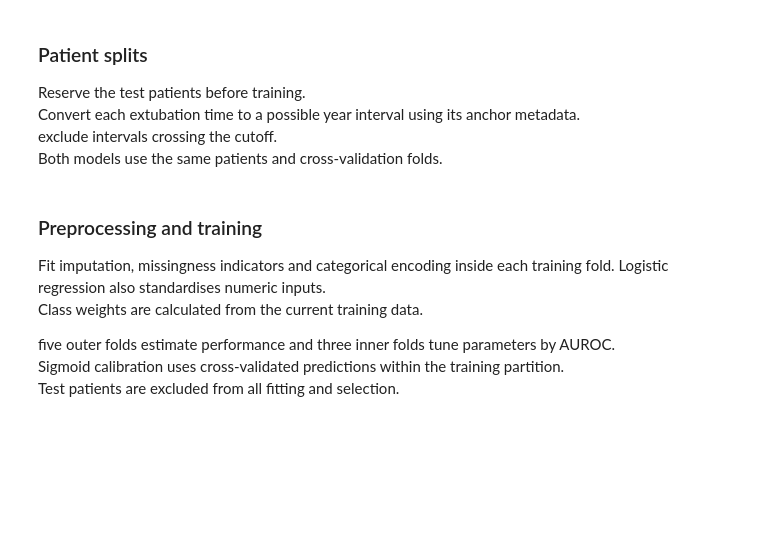
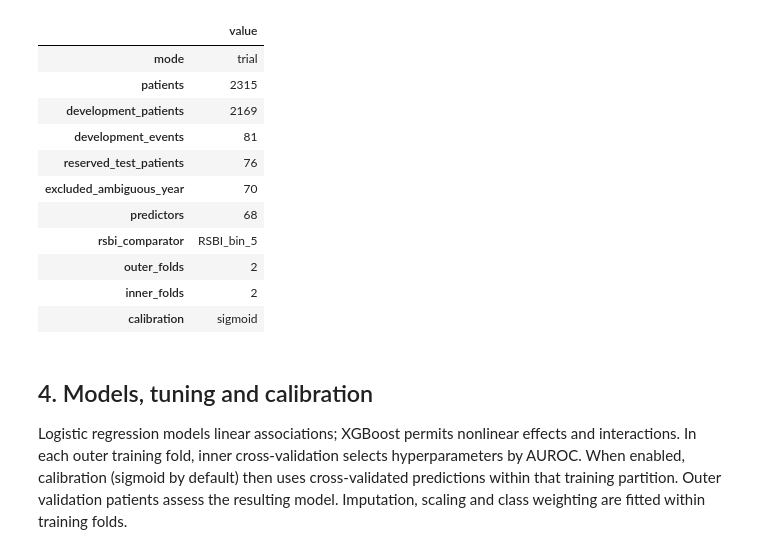
Before and after one commit to Xkpd/comp90089-ml-in-health-group-25, a Jupyter notebook: models/Model Training.ipynb, the cells around one changed output. Drawn from its saved outputs; the diff is of its cells as text; code cells hidden in the pictures; blank space fills up the shorter version.

```diff
--- a/models/Model Training.ipynb
+++ b/models/Model Training.ipynb
@@ -209,12 +301,6 @@ def load_cohort(cfg):
     if metadata_path and metadata_path.exists():
         hashes["metadata_csv_sha256"] = file_hash(metadata_path)
     return df, nums, cats, rsbi_col, audit, hashes
-# %% [markdown]
-### Patient splits
-Reserve the test patients before training.
-Convert each extubation time to a possible year interval using its anchor metadata.
-exclude intervals crossing the cutoff.
-Both models use the same patients and cross-validation folds.
 # %%
 def make_split(df, cfg):
     manifest = df[["subject_id"]].copy()
@@ -264,13 +366,62 @@ def checked_cv(y, folds, seed):
-# %% [markdown]
-### Preprocessing and training
-
-Fit imputation, missingness indicators and categorical encoding inside each training fold.
-Logistic regression also standardises numeric inputs.
-Class weights are calculated from the current training data.
-
-five outer folds estimate performance and three inner folds tune parameters by AUROC.
-Sigmoid calibration uses cross-validated predictions within the training partition.
-Test patients are excluded from all fitting and selection.
+# %%
+def prepare_synthetic_check(cfg):
+    """Create a fixed software-test fixture; never read the patient CSVs."""
+    if cfg["run_mode"] != "check" or not cfg["synthetic_data"]:
+        raise ValueError("Synthetic fixtures are only available in check mode.")
+    folder = Path(cfg["output_dir"]) / "synthetic_inputs"
+    folder.mkdir(parents=True, exist_ok=True)
+    n = 360
+    rng = np.random.default_rng(2026)
+    severity = rng.normal(size=n)
+    y = (rng.random(n) < 1 / (1 + np.exp(1.4 - .8 * severity))).astype(int)
+    death = (y & (rng.random(n) < .3)).astype(int)
+    df = pd.DataFrame({
+        "subject_id": np.arange(10000000, 10000000 + n).astype(str),
+        "combined_outcome": y, "death_within_48_hours": death,
+        "reintubation_within_48_hours": y, "followup_complete": 1,
+        "age": rng.integers(20, 90, n), "gender": rng.choice(["F", "M"], n),
+        "hospital_expire_flag": death,
+    })
+    for hour in range(6):
+        df[f"heart_rate_bin_{hour}"] = 80 + 8 * severity + rng.normal(0, 6, n)
+        df[f"resp_rate_bin_{hour}"] = 18 + 2 * severity + rng.normal(0, 2, n)
+        df.loc[rng.random(n) < .15, f"heart_rate_bin_{hour}"] = np.nan
+    df["lactate_bin_0"] = np.nan  # exercises an entirely missing predictor
+    df["RSBI_bin_5"] = np.clip(70 + 15 * severity + rng.normal(0, 10, n), 1, None)
+    df.loc[rng.random(n) < .3, "RSBI_bin_5"] = np.nan
+    groups = np.repeat("2011 - 2013", n).astype(object)
+    groups[-n // 4:] = "2017 - 2019"
+    groups[:12] = "2014 - 2016"
+    meta = pd.DataFrame({"subject_id": df.subject_id, "anchor_year": 2140,
+        "anchor_year_group": groups, "extubation_time": "2140-06-15 14:00:00"})
+    # These shifted intervals cross the cutoff and must be excluded.
+    meta.loc[:11, "extubation_time"] = "2141-06-15 14:00:00"
+    df.to_csv(folder / "cohort.csv", index=False)
+    meta.to_csv(folder / "metadata.csv", index=False)
+    return {**cfg, "data_csv": str(folder / "cohort.csv"),
+        "metadata_csv": str(folder / "metadata.csv")}
+# %%
+RUN_CONFIG = make_run_config(CONFIG)
+if RUN_CONFIG["run_mode"] == "check":
+    RUN_CONFIG = prepare_synthetic_check(RUN_CONFIG)
+    print("SYNTHETIC SOFTWARE CHECK — not research results.")
+display(pd.Series(check_inputs(RUN_CONFIG), name="value").to_frame())
+# %% [output]
+|  | value |
+| mode | trial |
+| patients | 2315 |
+| development_patients | 2169 |
+| development_events | 81 |
+| reserved_test_patients | 76 |
+| excluded_ambiguous_year | 70 |
+| predictors | 68 |
+| rsbi_comparator | RSBI_bin_5 |
+| outer_folds | 2 |
+| inner_folds | 2 |
+| calibration | sigmoid |
+# %% [markdown]
+## 4. Models, tuning and calibration
+Logistic regression models linear associations; XGBoost permits nonlinear effects and interactions. In each outer training fold, inner cross-validation selects hyperparameters by AUROC. When enabled, calibration (sigmoid by default) then uses cross-validated predictions within that training partition. Outer validation patients assess the resulting model. Imputation, scaling and class weighting are fitted within training folds.
 # %%
 class FoldBalancedXGB(ClassifierMixin, BaseEstimator):
     """Calculate class weights from the current training fold."""
```
Also changed, not shown: parts of 32 cells of this notebook, 4 other files.
